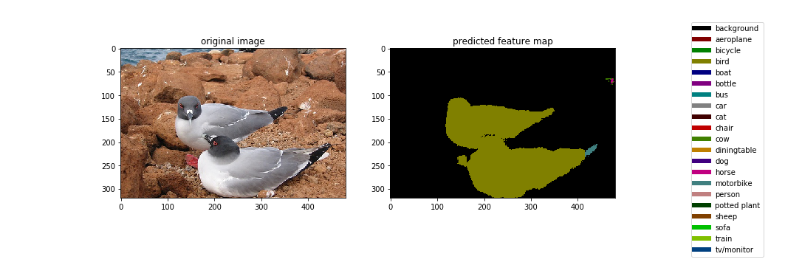
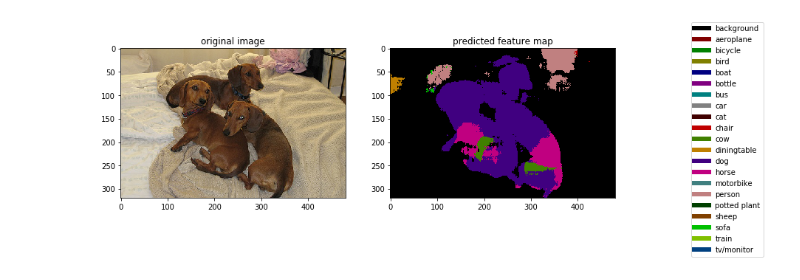
Before and after one commit to MartinMa28/FCN-pytorch, a Jupyter notebook: Inference.ipynb, the cells around one changed output. Cells and saved outputs as stored; diff of their text form; code cells hidden in the pictures.

Commit message:
test some other images

```diff
--- a/Inference.ipynb
+++ b/Inference.ipynb
@@ -202,6 +202,6 @@ fcn_scaled = FCN8sScaled(pretrained_net=vgg_model, n_class=21)
 fcn_scaled.load_state_dict(torch.load(model_state_dict_path, map_location='cpu'))
 # %%
 base_path = './VOC/VOCdevkit/VOC2012/JPEGImages'
-inference_dense_label(fcn_scaled, base_path + '/2007_009607.jpg')
+inference_dense_label(fcn_scaled, base_path + '/2007_001239.jpg')
 # %% [output]
-[figure, old version]
+[figure, new version]
```
